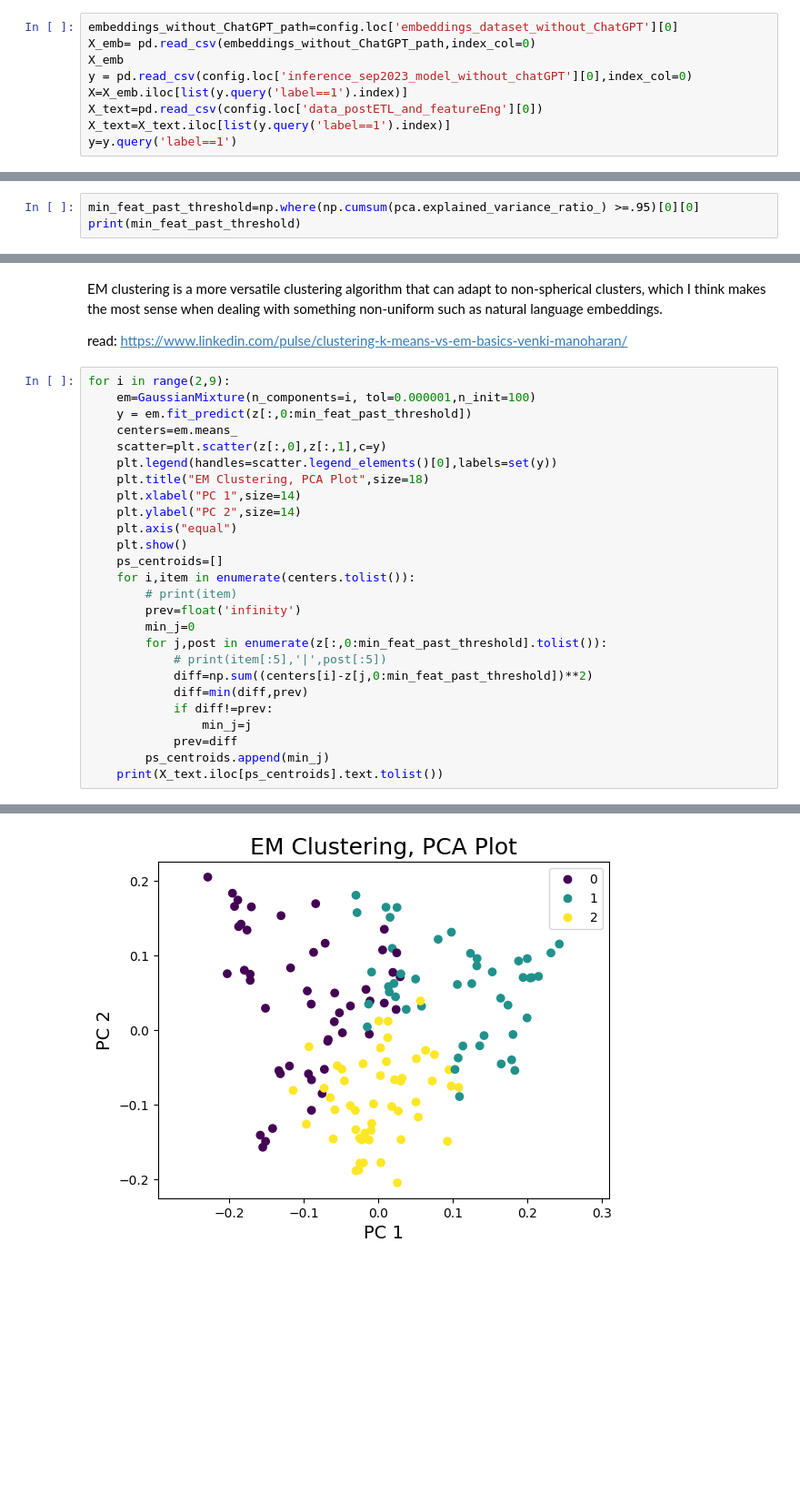
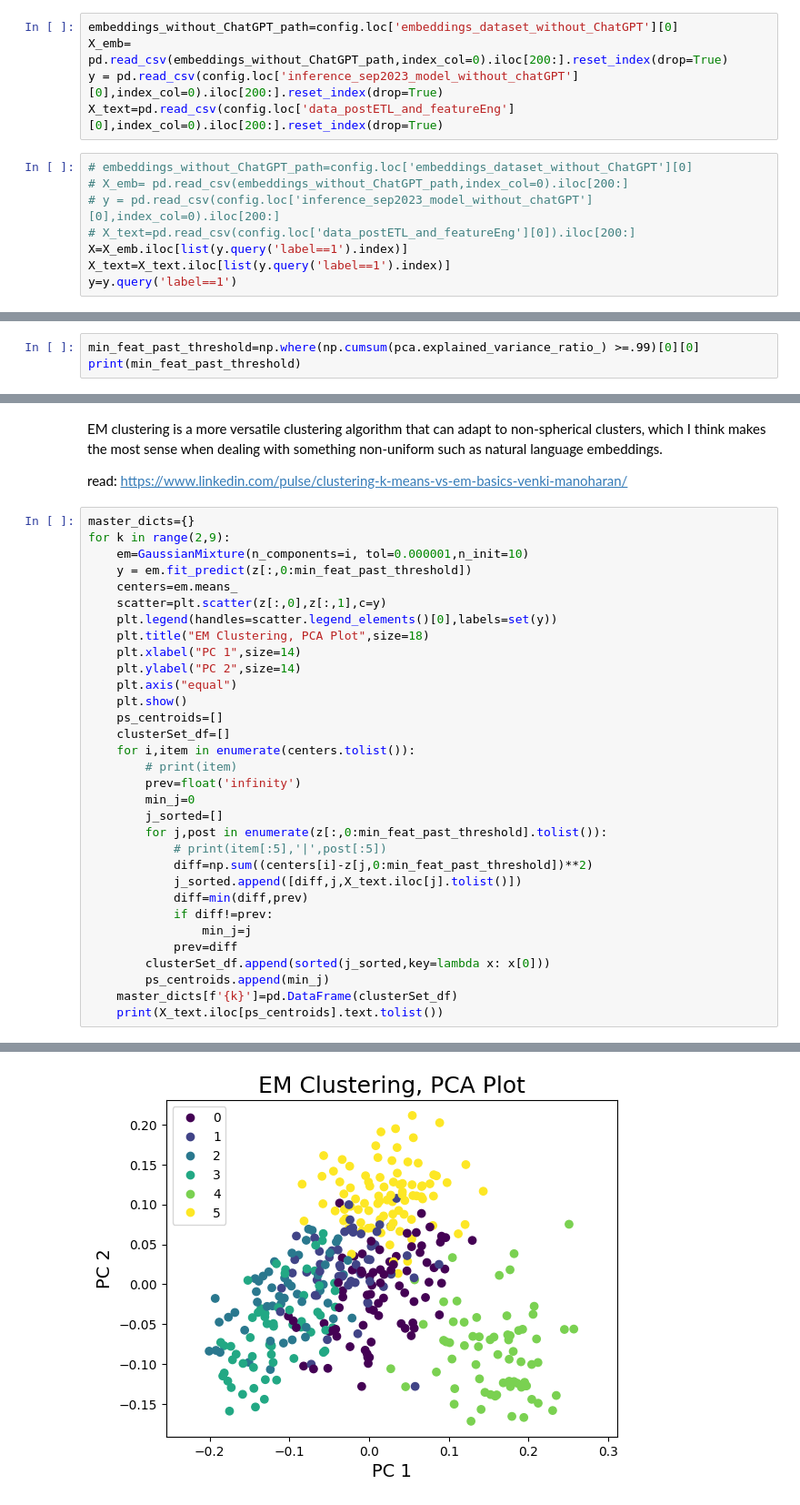
Before and after one commit to mehrdad-es/twitter_cs_NLP, a Jupyter notebook: notebooks/model_deployment/7. clustering.ipynb, the cells around one changed output, grey strips where cells are left out. Shown at 91% size. Cells and saved outputs as stored; diff of their text form; blank space fills up the shorter version.

```diff
--- a/notebooks/model_deployment/7. clustering.ipynb
+++ b/notebooks/model_deployment/7. clustering.ipynb
@@ -15,13 +15,17 @@ sys.path.insert(1,'../../src')
 import utils.general_tools as gt
 import utils.setConfig as sc
 config = pd.read_csv(f'../../bucket/config/{sc.select_data_folder()}',index_col=0)
+# %%
+embeddings_without_ChatGPT_path=config.loc['embeddings_dataset_without_ChatGPT'][0]
+X_emb= pd.read_csv(embeddings_without_ChatGPT_path,index_col=0).iloc[200:].reset_index(drop=True)
+y = pd.read_csv(config.loc['inference_sep2023_model_without_chatGPT'][0],index_col=0).iloc[200:].reset_index(drop=True)
+X_text=pd.read_csv(config.loc['data_postETL_and_featureEng'][0],index_col=0).iloc[200:].reset_index(drop=True)
 # %%
-embeddings_without_ChatGPT_path=config.loc['embeddings_dataset_without_ChatGPT'][0]
-X_emb= pd.read_csv(embeddings_without_ChatGPT_path,index_col=0)
-X_emb
-y = pd.read_csv(config.loc['inference_sep2023_model_without_chatGPT'][0],index_col=0)
+# embeddings_without_ChatGPT_path=config.loc['embeddings_dataset_without_ChatGPT'][0]
+# X_emb= pd.read_csv(embeddings_without_ChatGPT_path,index_col=0).iloc[200:]
+# y = pd.read_csv(config.loc['inference_sep2023_model_without_chatGPT'][0],index_col=0).iloc[200:]
+# X_text=pd.read_csv(config.loc['data_postETL_and_featureEng'][0]).iloc[200:]
 X=X_emb.iloc[list(y.query('label==1').index)]
-X_text=pd.read_csv(config.loc['data_postETL_and_featureEng'][0])
 X_text=X_text.iloc[list(y.query('label==1').index)]
 y=y.query('label==1')
 # %%
@@ -54,4 +58,4 @@ plt.show()
 # %%
-min_feat_past_threshold=np.where(np.cumsum(pca.explained_variance_ratio_) >=.95)[0][0]
+min_feat_past_threshold=np.where(np.cumsum(pca.explained_variance_ratio_) >=.99)[0][0]
 print(min_feat_past_threshold)
 # %% [output]
@@ -190,8 +194,9 @@ EM clustering is a more versatile clustering algorithm that can adapt to non-sph
 
 read: https://www.linkedin.com/pulse/clustering-k-means-vs-em-basics-venki-manoharan/
 # %%
-for i in range(2,9):
-    em=GaussianMixture(n_components=i, tol=0.000001,n_init=100)
+master_dicts={}
+for k in range(2,9):
+    em=GaussianMixture(n_components=i, tol=0.000001,n_init=10)
     y = em.fit_predict(z[:,0:min_feat_past_threshold])
     centers=em.means_
     scatter=plt.scatter(z[:,0],z[:,1],c=y)
@@ -202,17 +207,22 @@ for i in range(2,9):
     plt.axis("equal")
     plt.show()
     ps_centroids=[]
+    clusterSet_df=[]
     for i,item in enumerate(centers.tolist()):
         # print(item)
         prev=float('infinity')
         min_j=0
+        j_sorted=[]
         for j,post in enumerate(z[:,0:min_feat_past_threshold].tolist()):
             # print(item[:5],'|',post[:5])
             diff=np.sum((centers[i]-z[j,0:min_feat_past_threshold])**2)
+            j_sorted.append([diff,j,X_text.iloc[j].tolist()])
             diff=min(diff,prev)
             if diff!=prev:
                 min_j=j
             prev=diff
+        clusterSet_df.append(sorted(j_sorted,key=lambda x: x[0]))
         ps_centroids.append(min_j)
+    master_dicts[f'{k}']=pd.DataFrame(clusterSet_df)
     print(X_text.iloc[ps_centroids].text.tolist())
 # %% [output]
@@ -221 +231 @@ for i in range(2,9):
-[figure, old version]
+[figure, new version]
```
Also changed, not shown: parts of 11 cells of this notebook, 5 other files.
